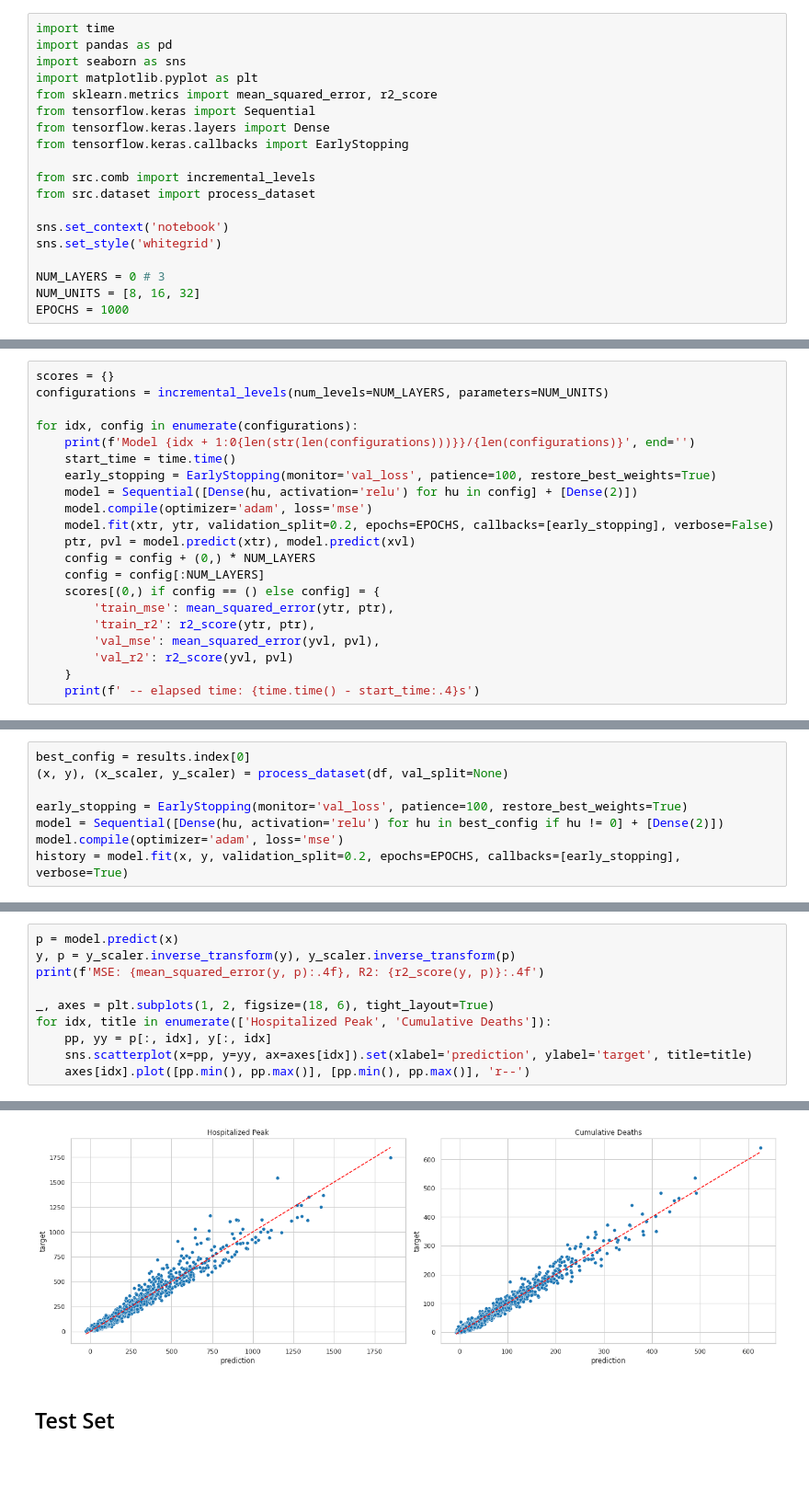
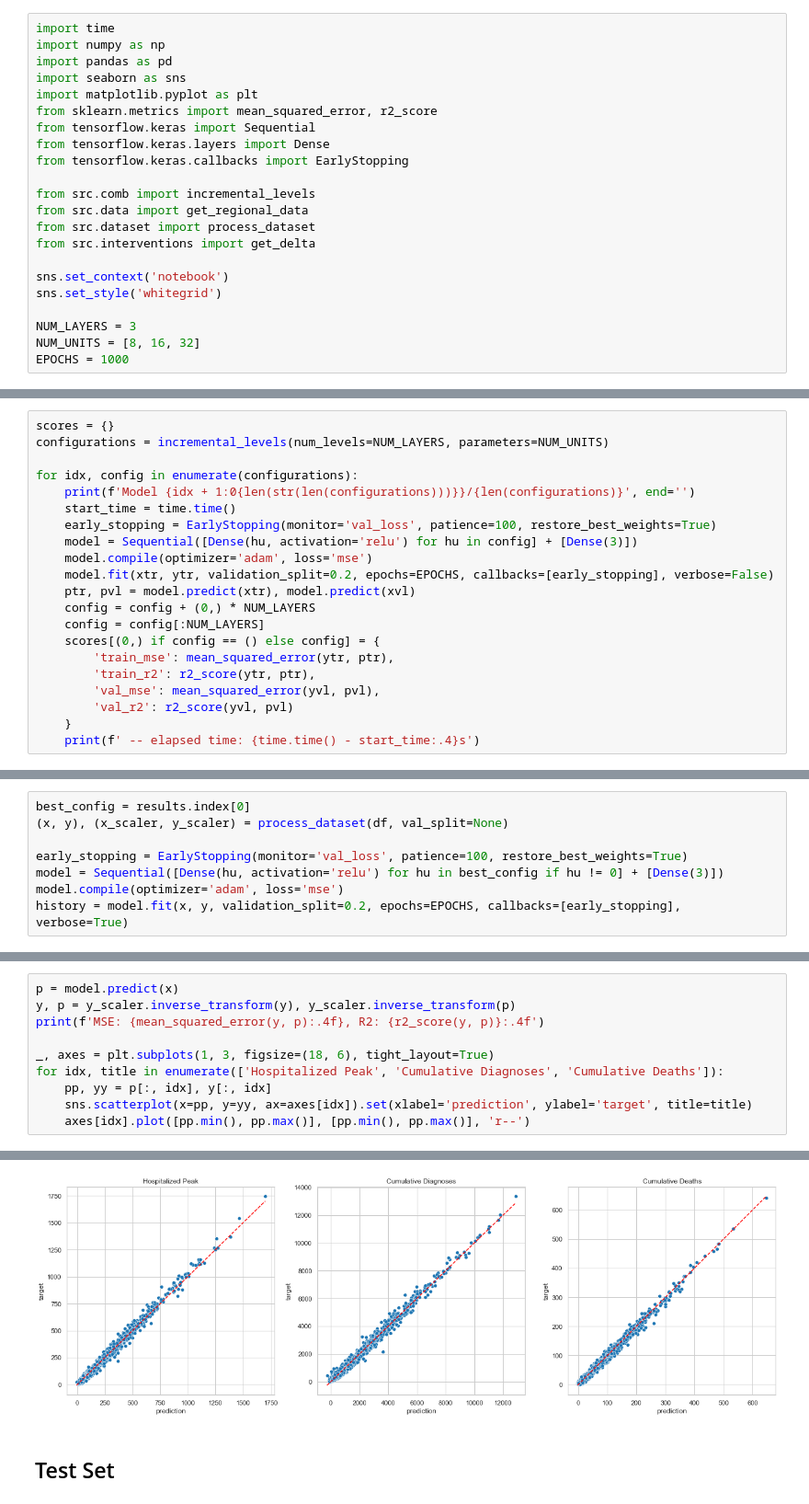
Before and after one commit to LIA-UniBo/EpidemicModelLearning, a Jupyter notebook: notebooks/4. Surrogate Model.ipynb, the cells around one changed output, grey strips where cells are left out. Shown at 92% size. Drawn from its saved outputs; the diff is of its cells as text; blank space fills up the shorter version.

Commit message:
Refactor dataset file and train surrogate model

```diff
--- a/notebooks/4. Surrogate Model.ipynb
+++ b/notebooks/4. Surrogate Model.ipynb
@@ -1,5 +1,6 @@
 # %%
 import time
+import numpy as np
 import pandas as pd
 import seaborn as sns
 import matplotlib.pyplot as plt
@@ -9,11 +10,13 @@ from tensorflow.keras.layers import Dense
 from tensorflow.keras.callbacks import EarlyStopping
 
 from src.comb import incremental_levels
+from src.data import get_regional_data
 from src.dataset import process_dataset
+from src.interventions import get_delta
 
 sns.set_context('notebook')
 sns.set_style('whitegrid')
 
-NUM_LAYERS = 0 # 3
+NUM_LAYERS = 3
 NUM_UNITS = [8, 16, 32]
 EPOCHS = 1000
@@ -49,7 +54,7 @@ for idx, config in enumerate(configurations):
     print(f'Model {idx + 1:0{len(str(len(configurations)))}}/{len(configurations)}', end='')
     start_time = time.time()
     early_stopping = EarlyStopping(monitor='val_loss', patience=100, restore_best_weights=True)
-    model = Sequential([Dense(hu, activation='relu') for hu in config] + [Dense(2)])
+    model = Sequential([Dense(hu, activation='relu') for hu in config] + [Dense(3)])
     model.compile(optimizer='adam', loss='mse')
     model.fit(xtr, ytr, validation_split=0.2, epochs=EPOCHS, callbacks=[early_stopping], verbose=False)
     ptr, pvl = model.predict(xtr), model.predict(xvl)
@@ -75,7 +111,7 @@ best_config = results.index[0]
 (x, y), (x_scaler, y_scaler) = process_dataset(df, val_split=None)
 
 early_stopping = EarlyStopping(monitor='val_loss', patience=100, restore_best_weights=True)
-model = Sequential([Dense(hu, activation='relu') for hu in best_config if hu != 0] + [Dense(2)])
+model = Sequential([Dense(hu, activation='relu') for hu in best_config if hu != 0] + [Dense(3)])
 model.compile(optimizer='adam', loss='mse')
 history = model.fit(x, y, validation_split=0.2, epochs=EPOCHS, callbacks=[early_stopping], verbose=True)
 # %% [output]
@@ -108,8 +144,8 @@ p = model.predict(x)
 y, p = y_scaler.inverse_transform(y), y_scaler.inverse_transform(p)
 print(f'MSE: {mean_squared_error(y, p):.4f}, R2: {r2_score(y, p)}:.4f')
 
-_, axes = plt.subplots(1, 2, figsize=(18, 6), tight_layout=True)
-for idx, title in enumerate(['Hospitalized Peak', 'Cumulative Deaths']):
+_, axes = plt.subplots(1, 3, figsize=(18, 6), tight_layout=True)
+for idx, title in enumerate(['Hospitalized Peak', 'Cumulative Diagnoses', 'Cumulative Deaths']):
     pp, yy = p[:, idx], y[:, idx]
     sns.scatterplot(x=pp, y=yy, ax=axes[idx]).set(xlabel='prediction', ylabel='target', title=title)
     axes[idx].plot([pp.min(), pp.max()], [pp.min(), pp.max()], 'r--')
@@ -118,4 +154,4 @@ MSE: 1598.8313, R2: 0.9568929844300333
-[figure, old version]
+[figure, new version]
 # %% [markdown]
 ## Test Set
 # %%
```
Also changed, not shown: parts of 14 cells of this notebook, 12 other files.
